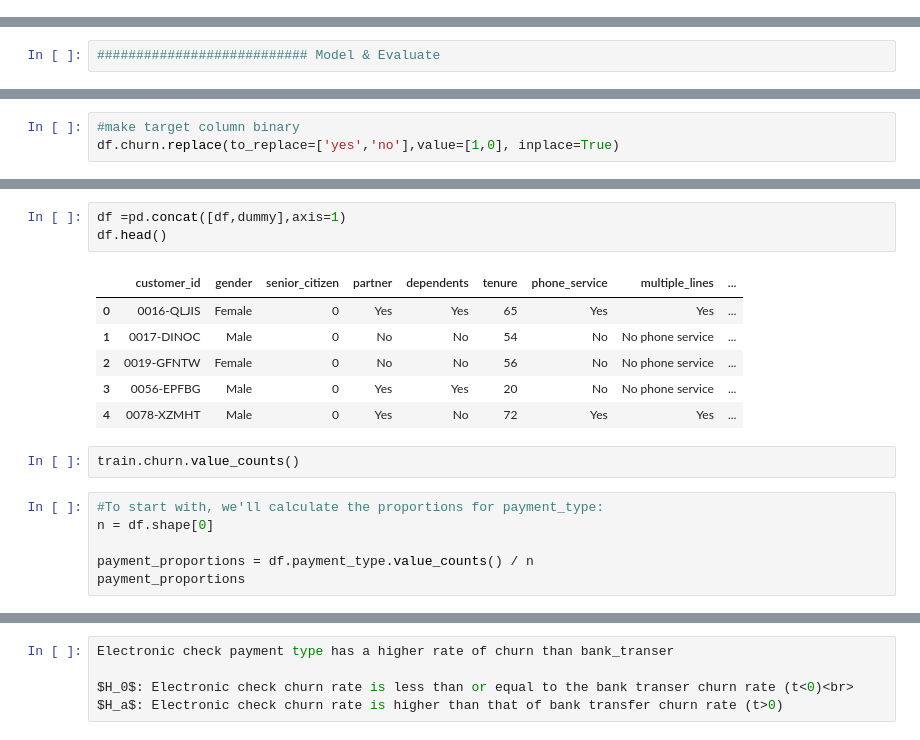
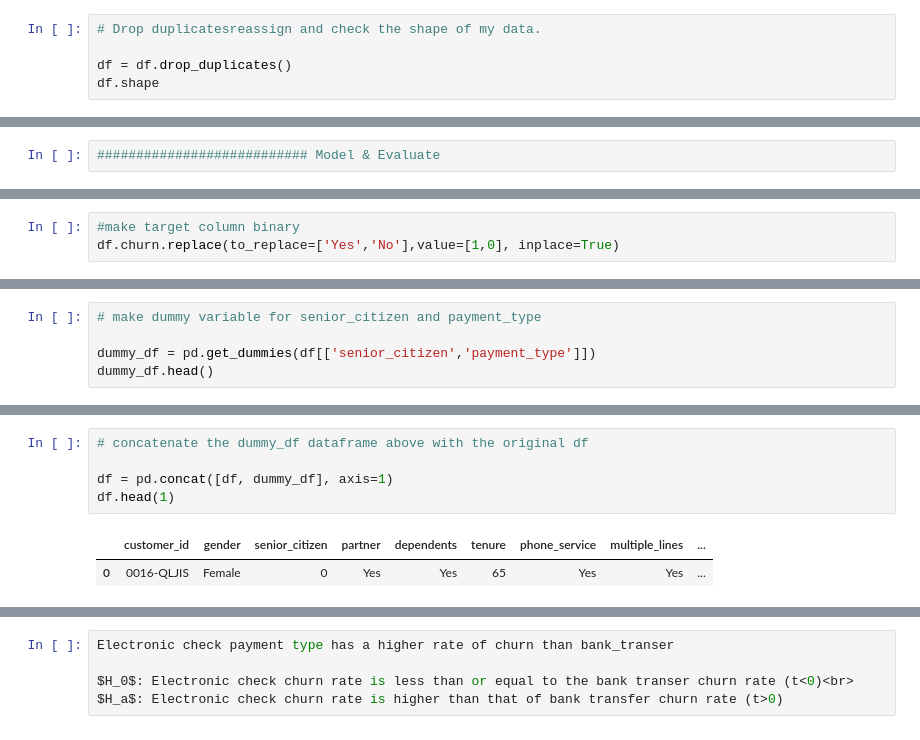
Before and after one commit to SLawsonWoods/Telco_Churn_Project, a Jupyter notebook: Draft_1_folder.ipynb, the cells around one changed output, grey strips where cells are left out. Saved outputs shown, nothing was run; the diff lists cells and outputs as text.

```diff
--- a/Draft_1_folder.ipynb
+++ b/Draft_1_folder.ipynb
@@ -234 +234,6 @@ df.total_charges.value_counts()
 Name: total_charges, Length: 6530, dtype: int64
+# %%
+# Drop duplicatesreassign and check the shape of my data.
+
+df = df.drop_duplicates()
+df.shape
@@ -544,3 +484,3 @@ train.head()
 # %%
 #make target column binary
-df.churn.replace(to_replace=['yes','no'],value=[1,0], inplace=True)
+df.churn.replace(to_replace=['Yes','No'],value=[1,0], inplace=True)
@@ -577,0 +508,5 @@ pd.get_dummies(df)
+# %%
+# make dummy variable for senior_citizen and payment_type
+
+dummy_df = pd.get_dummies(df[['senior_citizen','payment_type']])
+dummy_df.head()
@@ -578,18 +520,8 @@ pd.get_dummies(df)
 # %%
-df =pd.concat([df,dummy],axis=1)
-df.head()
+# concatenate the dummy_df dataframe above with the original df
+
+df = pd.concat([df, dummy_df], axis=1)
+df.head(1)
 # %% [output]
 |  | customer_id | gender | senior_citizen | partner | dependents | tenure | phone_service | multiple_lines | ... |
 | 0 | 0016-QLJIS | Female | 0 | Yes | Yes | 65 | Yes | Yes | ... |
-| 1 | 0017-DINOC | Male | 0 | No | No | 54 | No | No phone service | ... |
-| 2 | 0019-GFNTW | Female | 0 | No | No | 56 | No | No phone service | ... |
-| 3 | 0056-EPFBG | Male | 0 | Yes | Yes | 20 | No | No phone service | ... |
-| 4 | 0078-XZMHT | Male | 0 | Yes | No | 72 | Yes | Yes | ... |
-# %%
-train.churn.value_counts()
-# %%
-#To start with, we'll calculate the proportions for payment_type:
-n = df.shape[0]
-
-payment_proportions = df.payment_type.value_counts() / n
-payment_proportions
```
Also changed, not shown: parts of 37 cells of this notebook.
